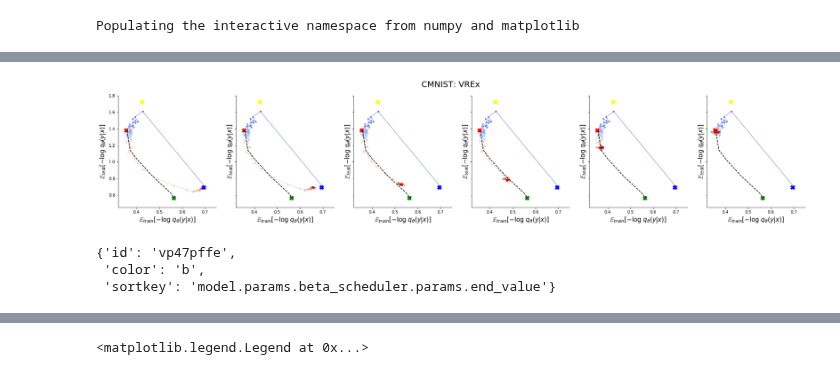
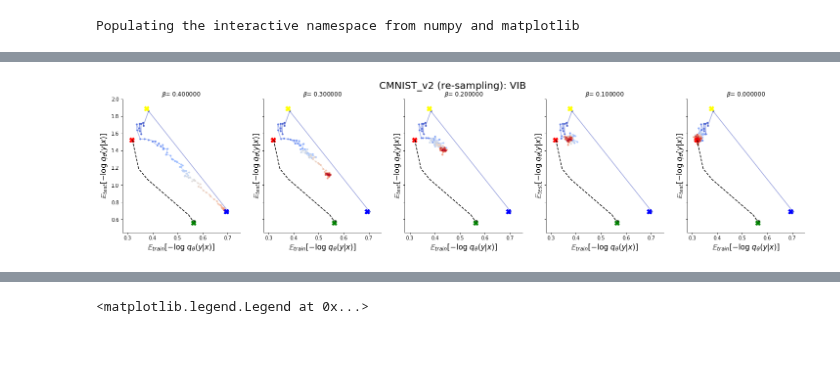
Before and after one commit to mfederici/JADE, a Jupyter notebook: results.ipynb, the cells around one changed output, grey strips where cells are left out. Drawn from its saved outputs; the diff is of its cells as text; code cells hidden in the pictures; blank space fills up the shorter version.

```diff
--- a/results.ipynb
+++ b/results.ipynb
@@ -136,12 +161,12 @@ def _sample_data(run, samples=None, consider_last=None):
     return pd.DataFrame(data)
 
 process_run = {
-    'CMNIST': {
+    'D_CMNIST': {
         'get_last': _get_last_data,
         'get_all': _get_last_data,
         'sample': _sample_data
     },
-    'CMNIST_v2': {
+    'D_CMNIST_v2': {
         'get_last': get_last_data,
         'get_all': get_last_data,
         'sample': sample_data
@@ -244,61 +186,40 @@ def decorate_plot(config, ax):
 # %%
-dataset = 'CMNIST'
-model = 'VREx'
+dataset = 'D_CMNIST_v2'
+algorithm = 'VIB'
 
-sweep = api.sweep('causal-mib/%s'%sweeps[dataset][model]['id'])
-
-select = None
-if 'select' in sweeps[dataset][model]:
-    select = sweeps[dataset][model]['select']
-    runs = [run for run in sweep.runs if run.config[select['name']] == select['value']]
-else:
-    runs = sweep.runs
-
-title_param = None
-if 'run_title' in sweeps[dataset][model]:
-    title_param = sweeps[dataset][model]['run_title']['param']
-    title_name = sweeps[dataset][model]['run_title']['name']
-
-
+runs = rm.get_sweep(dataset=dataset, algorithm=algorithm).runs
 
 cmap = plt.get_cmap('coolwarm')
 
 f, ax = plt.subplots(1,len(runs), figsize=(5*len(runs),5), sharex=True, sharey=True)
-if len(sweep.runs)==1:
+if len(runs)==1:
     ax = [ax]
 
 sns.despine()
 
-f.suptitle('%s: %s'%(dataset, model), size=20)
+f.suptitle('%s: %s'%(rm.get_name(dataset), rm.get_name(algorithm)), size=20)
 
 for j,run in enumerate(tqdm(runs)):
-
-    if title_param:
-        ax[j].set_title('%s= %f'%(title_name, run.config[title_param]))
+    config_key = rm.algorithms_info[algorithm]['params']['beta']['config_key']
+    ax[j].set_title('$\\beta$= %f'%(run.config[config_key]))
 
     run_data = process_run[dataset]['sample'](run,10000)
     colors = np.array([cmap(v/run_data['step'].values.max()) for v in run_data['step'].values[:len(run_data['step'].values)]])
 
 
     for i in range(len(colors)):
         ax[j].plot(run_data['train'][i], run_data['test'][i],'.',color=colors[i], alpha=0.8)
         ax[j].plot(run_data['train'][i:i+2], run_data['test'][i:i+2],'-',color=colors[i], alpha=0.5)
 
-    decorate_plot(t_results[dataset], ax[j])
+    decorate_plot(rm.datasets_info[dataset], ax[j])
 
 
 
         #ax[j].set_title(run_name, fontsize=20)
 
 #ax[-1].legend(fontsize=12)
 # %% [output]
-[figure, old version]
+[figure, new version]
-# %%
-sweeps[dataset][model]
-# %% [output]
-{'id': 'vp47pffe',
- 'color': 'b',
- 'sortkey': 'model.params.beta_scheduler.params.end_value'}
 # %%
 
 
```
Also changed, not shown: parts of 15 cells of this notebook, 34 other files.
